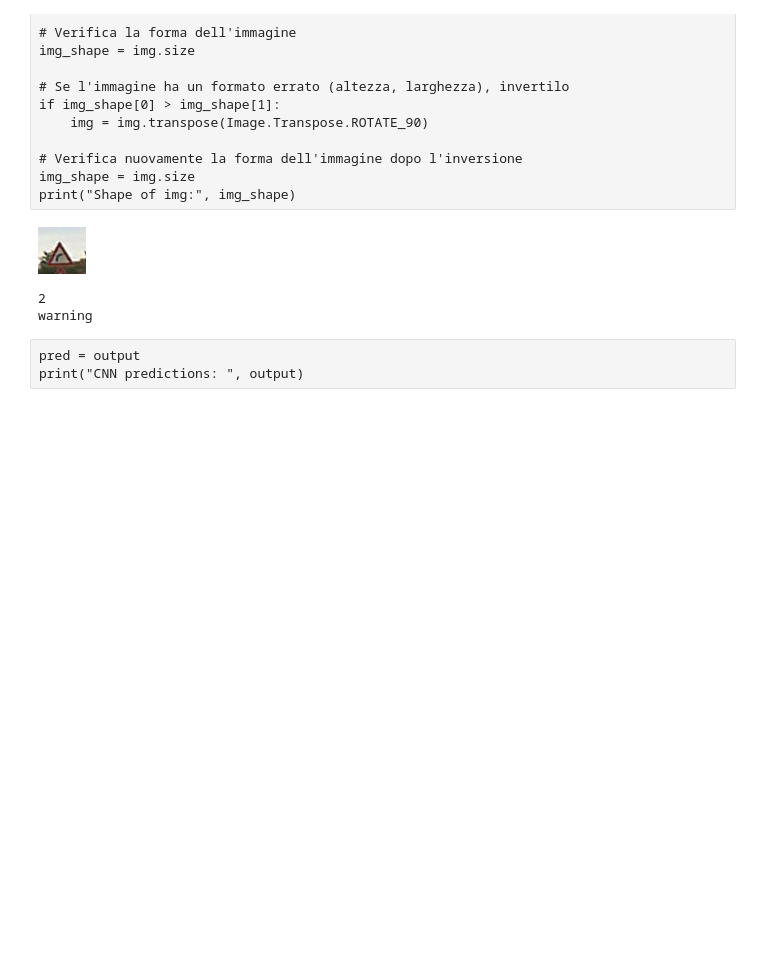
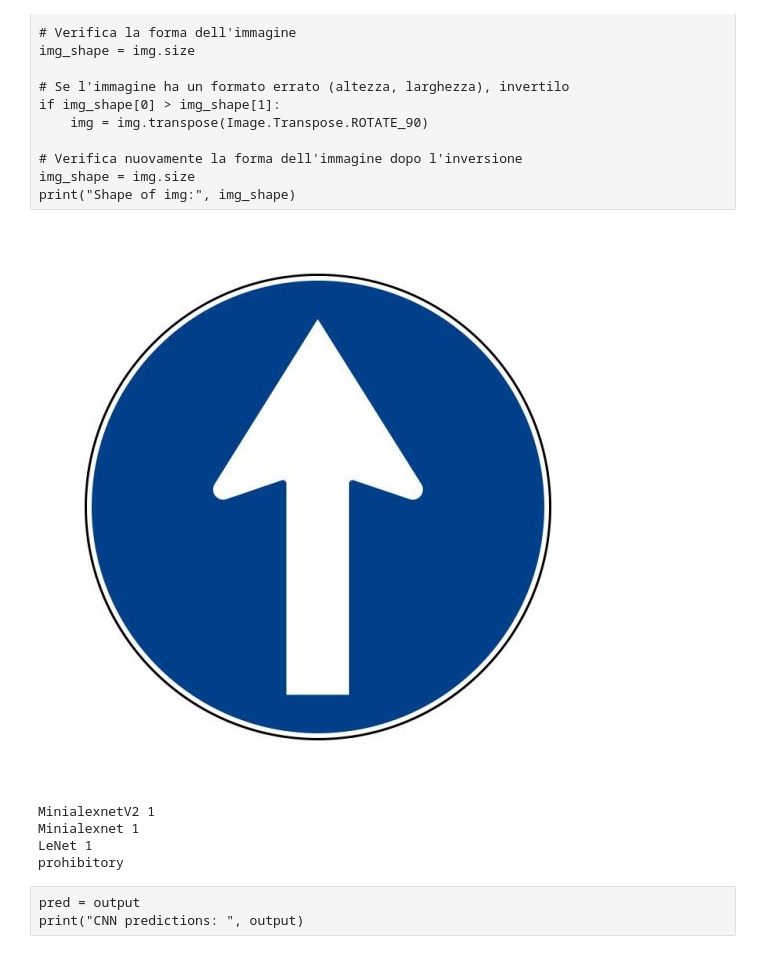
Before and after one commit to gorgons97/MachineLearning_Unict, a Jupyter notebook: result.ipynb, the cells around one changed output. Drawn from its saved outputs; the diff is of its cells as text; code cells hidden in the pictures; blank space fills up the shorter version.

```diff
--- a/result.ipynb
+++ b/result.ipynb
@@ -70,10 +114,10 @@ if img_shape[0] > img_shape[1]:
 img_shape = img.size
 print("Shape of img:", img_shape)
 # %%
-img = Image.open("DITS-full\DITS-full\DITS-detection\class\image\\503.png")
+img = Image.open("DITS-full\DITS-full\DITS-detection\class\image\\915.png")
 img
 # %% [output]
-[figure, old version]
+[figure, new version]
 # %%
 transform = transforms.Compose([transforms.Resize(32),transforms.ToTensor()])
 img_t = transform(img)
@@ -105,5 +155,7 @@ output = model(img_t).detach().numpy().argmax()
 # %%
-print(output)
+print("MinialexnetV2",output)
+print("Minialexnet",output1)
+print("LeNet",output2)
 
 if (output == 0):
     print("indicatory")
@@ -117,8 +169,10 @@ elif (output == 2):
 else:
     print("ERROR 404 NOT FOUND")
 # %% [output]
-2
-warning
+MinialexnetV2 1
+Minialexnet 1
+LeNet 1
+prohibitory
 # %% [raw]
 pred = output
 print("CNN predictions: ", output)
```
Also changed, not shown: parts of 4 cells of this notebook, 11 other files.
